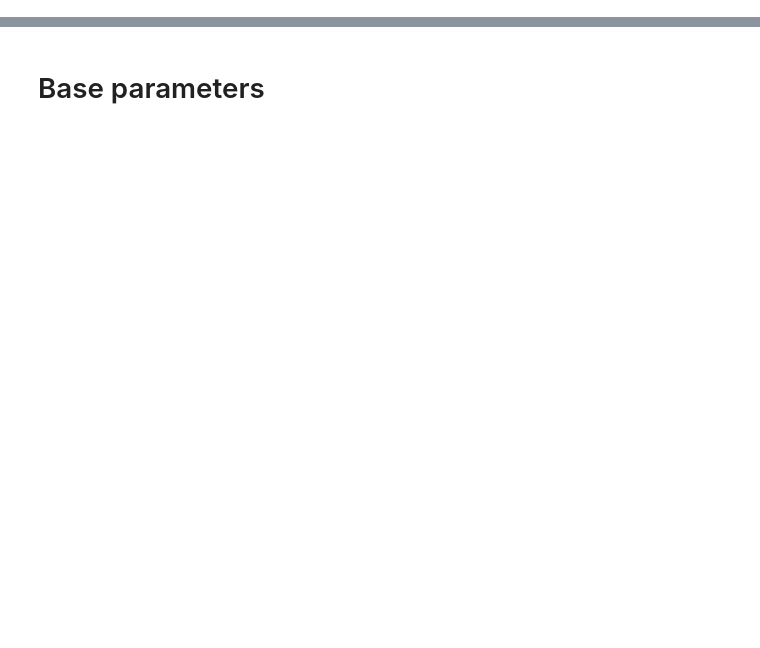
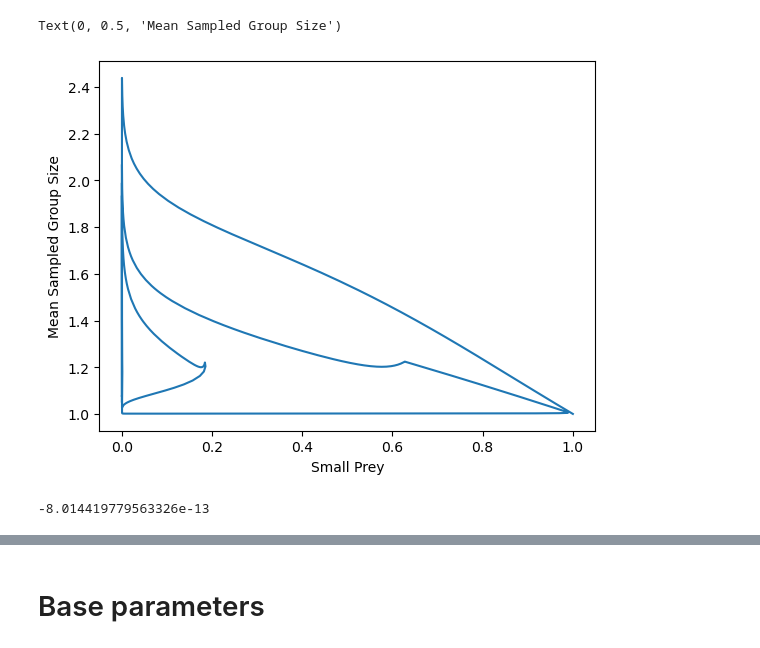
Before and after one commit to taliaborofsky/AdaptiveDynamics_CH_RS, a Jupyter notebook: Functions/write_test_group_non_dim.ipynb, the cells around one changed output, grey strips where cells are left out. Saved outputs shown, nothing was run; the diff lists cells and outputs as text; code cells hidden in the pictures; blank space fills up the shorter version.

```diff
--- a/Functions/write_test_group_non_dim.ipynb
+++ b/Functions/write_test_group_non_dim.ipynb
@@ -444,0 +340,11 @@ def plot_measure_vs_grp_size(paramkey, param_vals, linelabel,
+# %%
+plt.plot(N2, mean_x)
+plt.xlabel('Small Prey')
+plt.ylabel('Mean Sampled Group Size')
+# %% [output]
+Text(0, 0.5, 'Mean Sampled Group Size')
+[figure, added]
+# %%
+N2[-1]
+# %% [output]
+-8.014419779563326e-13
```
Also changed, not shown: parts of 73 cells of this notebook, 4 other files.
